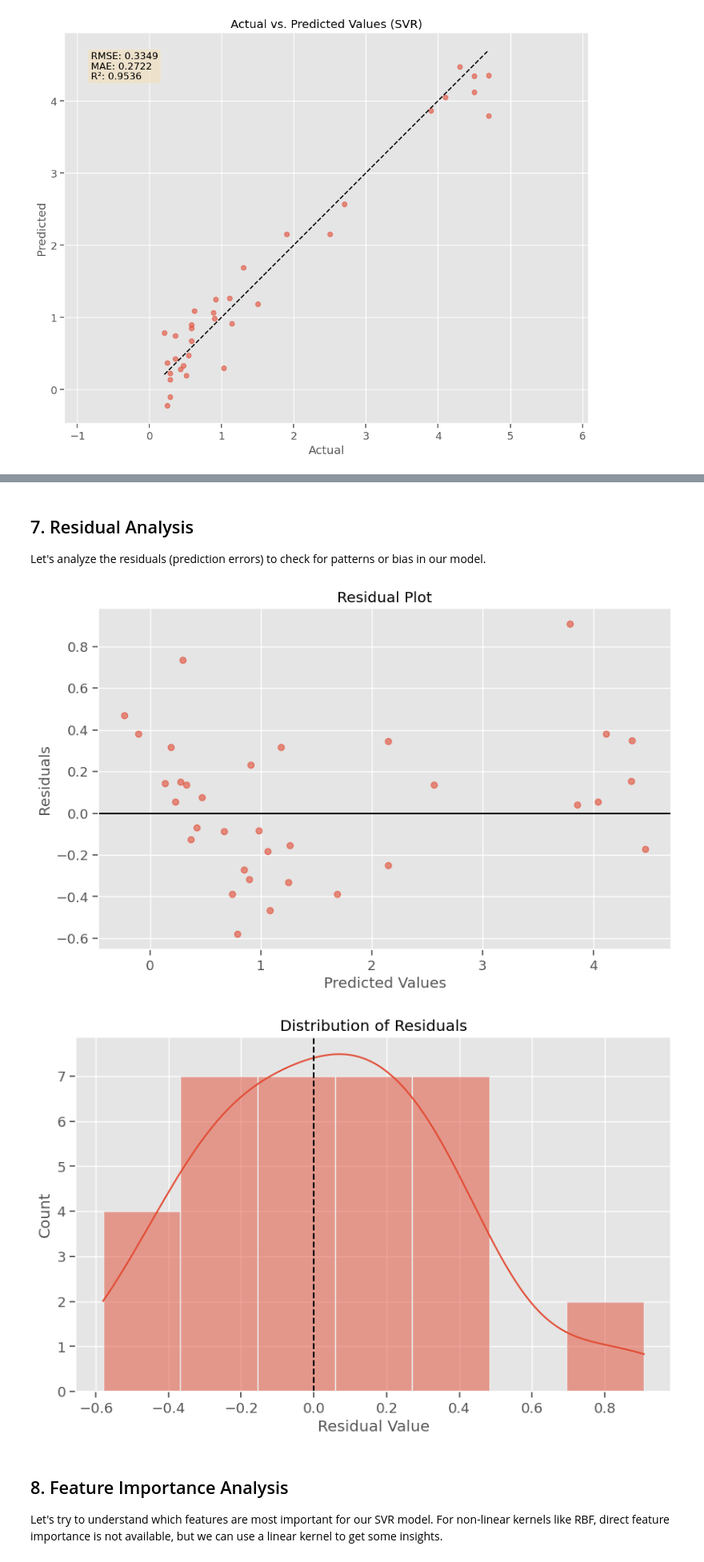
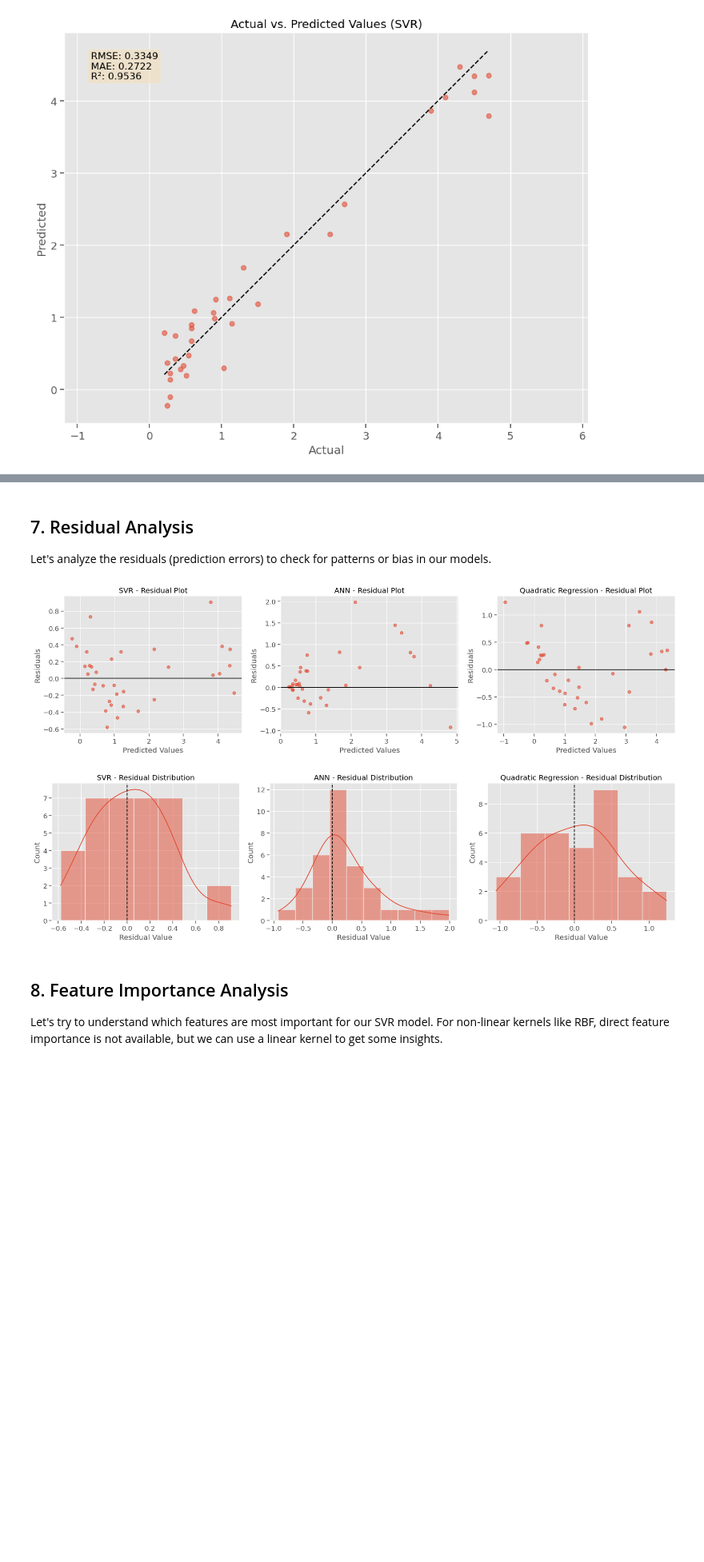
Before and after one commit to YXlh-64/ML-Workflow-Notebooks, a Jupyter notebook: regression/svr.ipynb, the cells around one changed output, grey strips where cells are left out. Shown at 80% size. Cells and saved outputs as stored; diff of their text form; code cells hidden in the pictures; blank space fills up the shorter version.

```diff
--- a/regression/svr.ipynb
+++ b/regression/svr.ipynb
@@ -491,0 +590,17 @@ plt.show()
+# %%
+# Create a dataframe with actual and predicted values
+results_df = pd.DataFrame({'Actual': y_test, 'Predicted': y_pred_quad})
+
+# Sort by actual values for better visualization
+results_df = results_df.sort_values(by='Actual')
+
+# Plot actual vs. predicted
+plt.figure(figsize=(12, 6))
+plt.plot(results_df['Actual'].values, 'b-', label='Actual')
+plt.plot(results_df['Predicted'].values, 'r--', label='Predicted')
+plt.title('Actual vs. Predicted Rise Time')
+plt.xlabel('Test Instance (Sorted by Actual Value)')
+plt.ylabel('Rise Time')
+plt.legend()
+plt.tight_layout()
+plt.show()
@@ -492,31 +696,45 @@ plt.show()
 # %% [markdown]
 ## 7. Residual Analysis
 
-Let's analyze the residuals (prediction errors) to check for patterns or bias in our model.
+Let's analyze the residuals (prediction errors) to check for patterns or bias in our models.
 # %%
-# Calculate residuals
-residuals = y_test - y_pred
+import matplotlib.pyplot as plt
+import seaborn as sns
 
-# Create a residual plot
-plt.figure(figsize=(10, 6))
-plt.scatter(y_pred, residuals, alpha=0.6)
-plt.axhline(y=0, color='k', linestyle='-')
-plt.title('Residual Plot')
-plt.xlabel('Predicted Values')
-plt.ylabel('Residuals')
-plt.grid(True)
+# Model predictions and names
+models = ['SVR', 'ANN', 'Quadratic Regression']
+predictions = [y_pred_svr, y_pred_ann, y_pred_quad]
+
+# Residual Plot
+plt.figure(figsize=(18, 5))
+for i, (model, y_pred) in enumerate(zip(models, predictions)):
+    residuals = y_test - y_pred
+    plt.subplot(1, 3, i+1)
+    plt.scatter(y_pred, residuals, alpha=0.6)
+    plt.axhline(y=0, color='k', linestyle='-')
+    plt.title(f'{model} - Residual Plot')
+    plt.xlabel('Predicted Values')
+    plt.ylabel('Residuals')
+    plt.grid(True)
+
+plt.tight_layout()
 plt.show()
 
-# Distribution of residuals
-plt.figure(figsize=(10, 6))
-sns.histplot(residuals, kde=True)
-plt.title('Distribution of Residuals')
-plt.xlabel('Residual Value')
-plt.axvline(x=0, color='k', linestyle='--')
+# Residual Distribution Plot
+plt.figure(figsize=(18, 5))
+for i, (model, y_pred) in enumerate(zip(models, predictions)):
+    residuals = y_test - y_pred
+    plt.subplot(1, 3, i+1)
+    sns.histplot(residuals, kde=True)
+    plt.axvline(x=0, color='k', linestyle='--')
+    plt.title(f'{model} - Residual Distribution')
+    plt.xlabel('Residual Value')
+
+plt.tight_layout()
 plt.show()
 # %% [output]
-[figure, old version]
+[figure, new version]
-[figure, old version]
+[figure, new version]
 # %% [markdown]
 ## 8. Feature Importance Analysis
 
```
Also changed, not shown: parts of 24 cells of this notebook, 1 other file.
